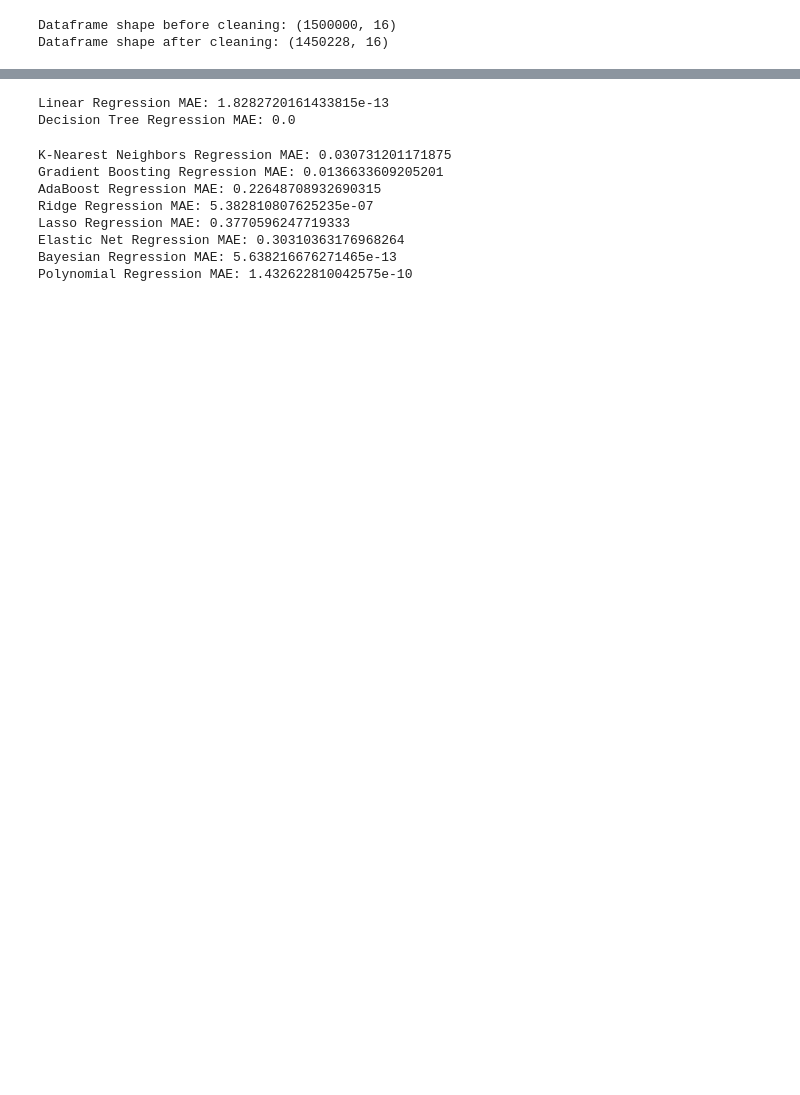
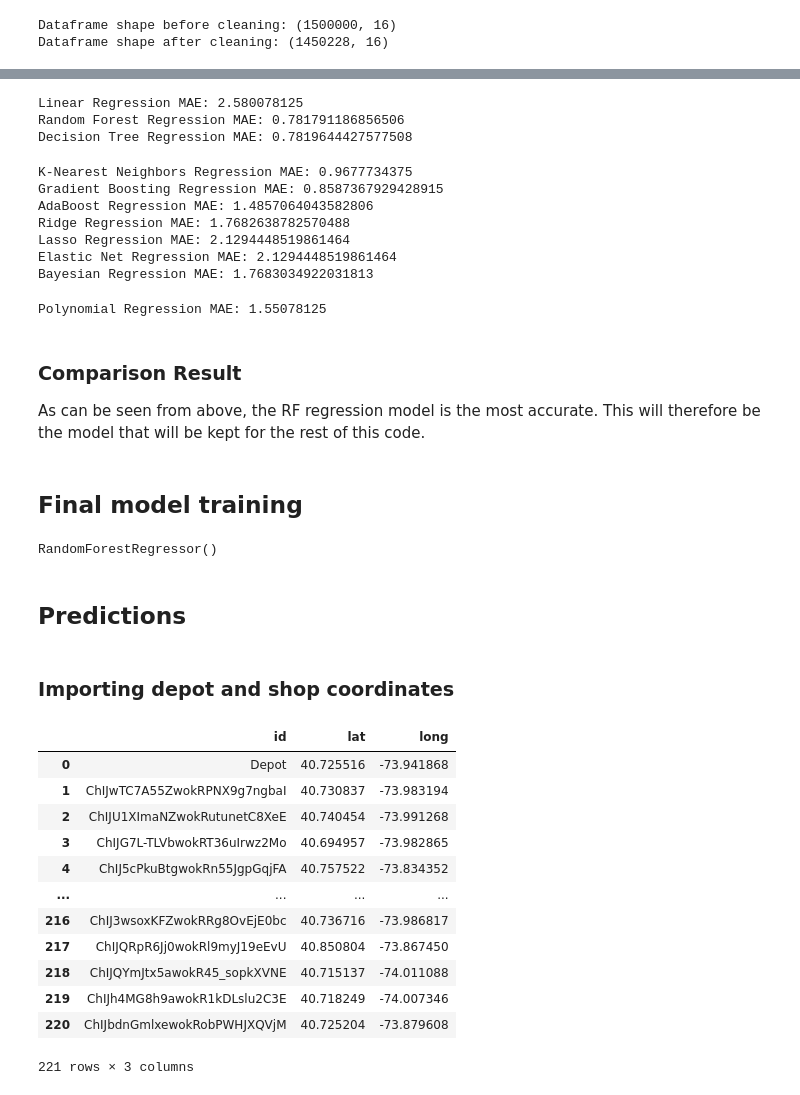
Before and after one commit to loryferli/IFU, a Jupyter notebook: Top part of code.ipynb, the cells around one changed output, grey strips where cells are left out. Drawn from its saved outputs; the diff is of its cells as text; code cells hidden in the pictures; blank space fills up the shorter version.

```diff
--- a/Top part of code.ipynb
+++ b/Top part of code.ipynb
@@ -127,9 +147,10 @@ from sklearn.linear_model import Ridge, Lasso, ElasticNet, BayesianRidge
 from sklearn.preprocessing import PolynomialFeatures
 from sklearn.pipeline import make_pipeline
 # %%
-# List of models
+# List of models for comparison
 models = [
     ('Linear Regression', LinearRegression()),
+    ('Random Forest Regression', RandomForestRegressor()),
     ('Decision Tree Regression', DecisionTreeRegressor()),
     ('K-Nearest Neighbors Regression', KNeighborsRegressor()),
     ('Gradient Boosting Regression', GradientBoostingRegressor()),
@@ -143,18 +164,61 @@ models = [
 
 # Loop through models and calculate MAE
 for name, model in models:
-    model.fit(x_train, y_train)
-    y_pred = model.predict(x_test)
-    mae = mean_absolute_error(y_test, y_pred)
+    model.fit(x_trainDistance, y_trainDistance)
+    y_pred = model.predict(x_testDistance)
+    mae = mean_absolute_error(y_testDistance, y_pred)
     print(f"{name} MAE: {mae}")
 # %% [output]
-Linear Regression MAE: 1.8282720161433815e-13
-Decision Tree Regression MAE: 0.0
+Linear Regression MAE: 2.580078125
+Random Forest Regression MAE: 0.781791186856506
+Decision Tree Regression MAE: 0.7819644427577508
-K-Nearest Neighbors Regression MAE: 0.030731201171875
-Gradient Boosting Regression MAE: 0.0136633609205201
-AdaBoost Regression MAE: 0.22648708932690315
-Ridge Regression MAE: 5.382810807625235e-07
-Lasso Regression MAE: 0.3770596247719333
-Elastic Net Regression MAE: 0.30310363176968264
-Bayesian Regression MAE: 5.638216676271465e-13
-Polynomial Regression MAE: 1.432622810042575e-10
+K-Nearest Neighbors Regression MAE: 0.9677734375
+Gradient Boosting Regression MAE: 0.8587367929428915
+AdaBoost Regression MAE: 1.4857064043582806
+Ridge Regression MAE: 1.7682638782570488
+Lasso Regression MAE: 2.1294448519861464
+Elastic Net Regression MAE: 2.1294448519861464
+Bayesian Regression MAE: 1.7683034922031813
+Polynomial Regression MAE: 1.55078125
+# %% [markdown]
+### Comparison Result
+As can be seen from above, the RF regression model is the most accurate. This will therefore be the model that will be kept for the rest of this code.
+# %% [markdown]
+## Final model training
+# %%
+# Train chosen model
+finModelDistance = RandomForestRegressor()
+finModelDistance.fit(x_trainDistance, y_trainDistance)
+# %% [output]
+RandomForestRegressor()
+# %% [markdown]
+## Predictions
+# %% [markdown]
+### Importing depot and shop coordinates
+# %%
+# Depot coordinates and DF
+depot_long = -73.941868
+depot_lat = 40.725516
+df_depot = pd.DataFrame({'id':'Depot', 'lat': [depot_lat], 'long': [depot_long]})
+
+# Shops' coordinates and DF
+df_shops = pd.read_csv('2015_shop_locations.csv')
+df_shops = df_shops.drop(columns=['demand(kg)', 'stage'])
+
+# Create new df that concatenates depot coordinates with df_shops
+df_points = pd.concat([df_depot, df_shops], ignore_index=True)
+df_points
+# %% [output]
+|  | id | lat | long |
+| 0 | Depot | 40.725516 | -73.941868 |
+| 1 | ChIJwTC7A55ZwokRPNX9g7ngbaI | 40.730837 | -73.983194 |
+| 2 | ChIJU1XImaNZwokRutunetC8XeE | 40.740454 | -73.991268 |
+| 3 | ChIJG7L-TLVbwokRT36uIrwz2Mo | 40.694957 | -73.982865 |
+| 4 | ChIJ5cPkuBtgwokRn55JgpGqjFA | 40.757522 | -73.834352 |
+| ... | ... | ... | ... |
+| 216 | ChIJ3wsoxKFZwokRRg8OvEjE0bc | 40.736716 | -73.986817 |
+| 217 | ChIJQRpR6Jj0wokRl9myJ19eEvU | 40.850804 | -73.867450 |
+| 218 | ChIJQYmJtx5awokR45_sopkXVNE | 40.715137 | -74.011088 |
+| 219 | ChIJh4MG8h9awokR1kDLslu2C3E | 40.718249 | -74.007346 |
+| 220 | ChIJbdnGmlxewokRobPWHJXQVjM | 40.725204 | -73.879608 |
+221 rows × 3 columns
```
Also changed, not shown: parts of 33 cells of this notebook, 3 other files.
